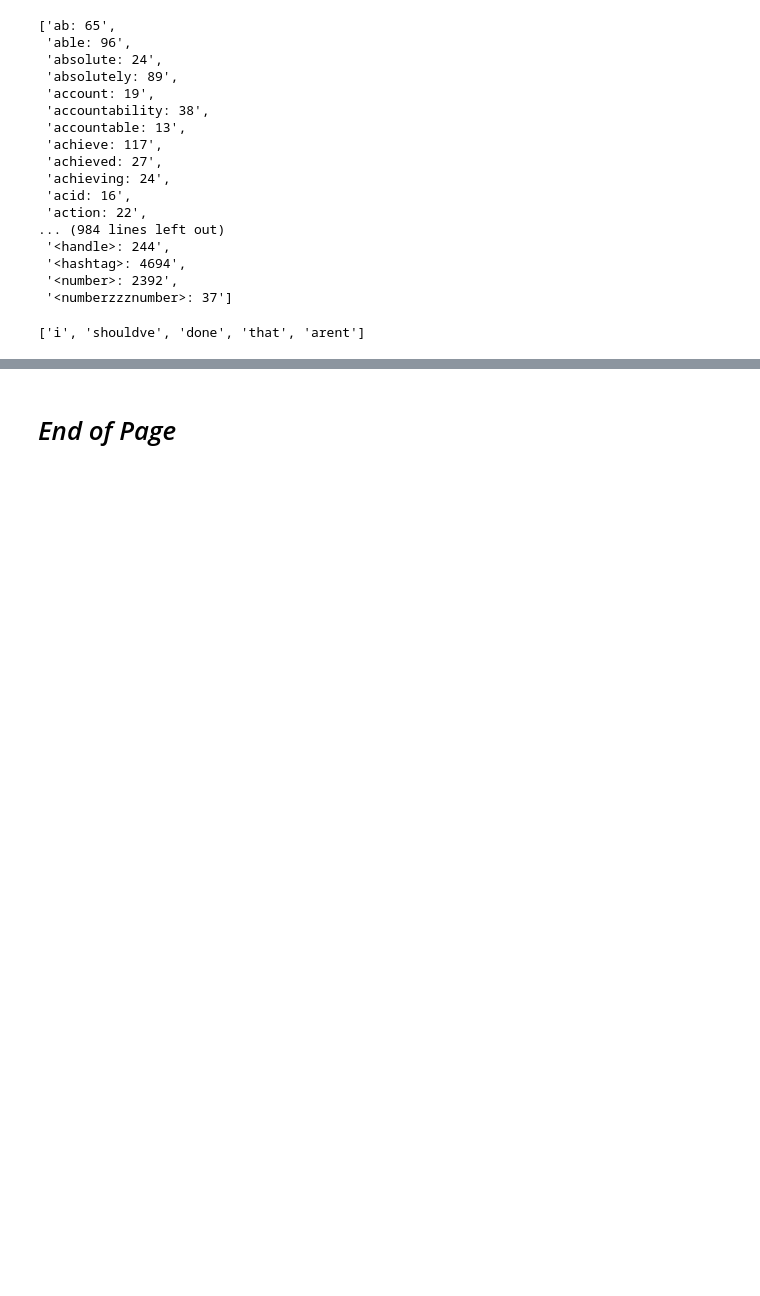
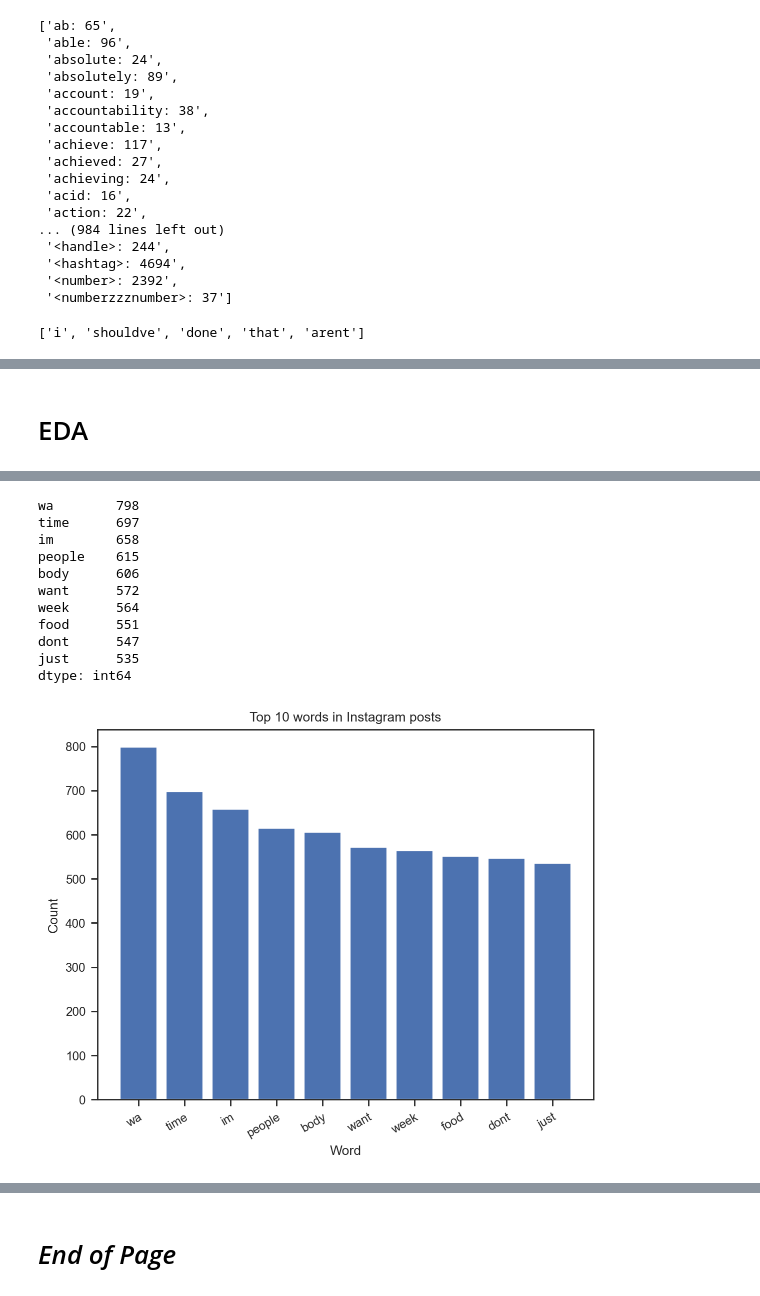
Before and after one commit to silvhua/online-PT-business-KPI, a Jupyter notebook: notebooks/2023-01-27 Instagram data analysis.ipynb, the cells around one changed output, grey strips where cells are left out. Cells and saved outputs as stored; diff of their text form; code cells hidden in the pictures; blank space fills up the shorter version.

```diff
--- a/notebooks/2023-01-27 Instagram data analysis.ipynb
+++ b/notebooks/2023-01-27 Instagram data analysis.ipynb
@@ -14,5 +15,8 @@ import os
 # %%
 with open("credentials.json") as f:
     credentials = json.load(f)
+# %%
+with open("credentials_long_lived.json") as f2:
+    ll_credentials = json.load(f2)
 # %% [markdown]
 # `get_user_ig_post_text`
@@ -471,6 +479,3 @@ text = re.sub(r"(\b\w+)'(\w+\b)", r'\1\2', text)
 word_tokenize(text)
 # %% [output]
 ['i', 'shouldve', 'done', 'that', 'arent']
-# %%
-def BoW_eda(df, text_column='caption'):
-    print(df.sum().sort_values(ascending=False).head(10))
@@ -476,0 +685,4 @@ def BoW_eda(df, text_column='caption'):
+# %%
+filename='my_ig_posts_50pages_2023-01-26.csv'
+path=r'C:\Users\silvh\OneDrive\lighthouse\portfolio-projects\online-PT-social-media-NLP\data\interim'
+df_me50 = load_csv(filename, path, column1_as_index=True)
@@ -476,0 +711,36 @@ def BoW_eda(df, text_column='caption'):
+# %% [markdown]
+# EDA
+# %%
+import seaborn as sns
+import matplotlib_inline.backend_inline
+
+def BoW_eda(df, n=30, text_column='caption', drop=['<number>'], context='paper',
+    filename=None, path=r'C:\Users\silvh\OneDrive\data science job search\content'):
+    sns.reset_defaults()
+    %matplotlib inline
+    matplotlib_inline.backend_inline.set_matplotlib_formats('retina')
+    plt.rcParams['savefig.dpi'] = 300
+
+    sns.set_theme(context=context, style='ticks')
+    df = df.drop(columns=drop)
+    top_n = df.sum().sort_values(ascending=False).head(n)
+    # ax = sns.barplot(df[top_n.index.tolist()], estimator='sum',errorbar=None) # this works but gives deprecated warning
+    fig, ax = plt.subplots()
+    ax.bar(top_n.index, top_n)
+    ax.set_xticks(top_n.index) # This line suppresses the warning "UserWarning: FixedFormatter should only be used together with FixedLocator"
+    ax.set_xticklabels(top_n.index, rotation=30, ha='right', rotation_mode='anchor')
+    ax.set(ylabel='Count', xlabel='Word', title=f'Top {n} words in Instagram posts')
+    ax.axis('tight')
+    if filename:
+        try:
+            path = f'{path}/'.replace('\\','/')
+            fig.savefig(path+filename, bbox_inches='tight')
+            print('Saved: ', path+filename)
+        except:
+            print('Unable to save outputs')
+    print('Time completed:', datetime.now())
+
+    return top_n
+
+BoW_eda(count_vector_am, n=10)
+# %% [output]
@@ -476,0 +748,12 @@ def BoW_eda(df, text_column='caption'):
+wa        798
+time      697
+im        658
+people    615
+body      606
+want      572
+week      564
+food      551
+dont      547
+just      535
+dtype: int64
+[figure, added]
```
Also changed, not shown: parts of 28 cells of this notebook.
